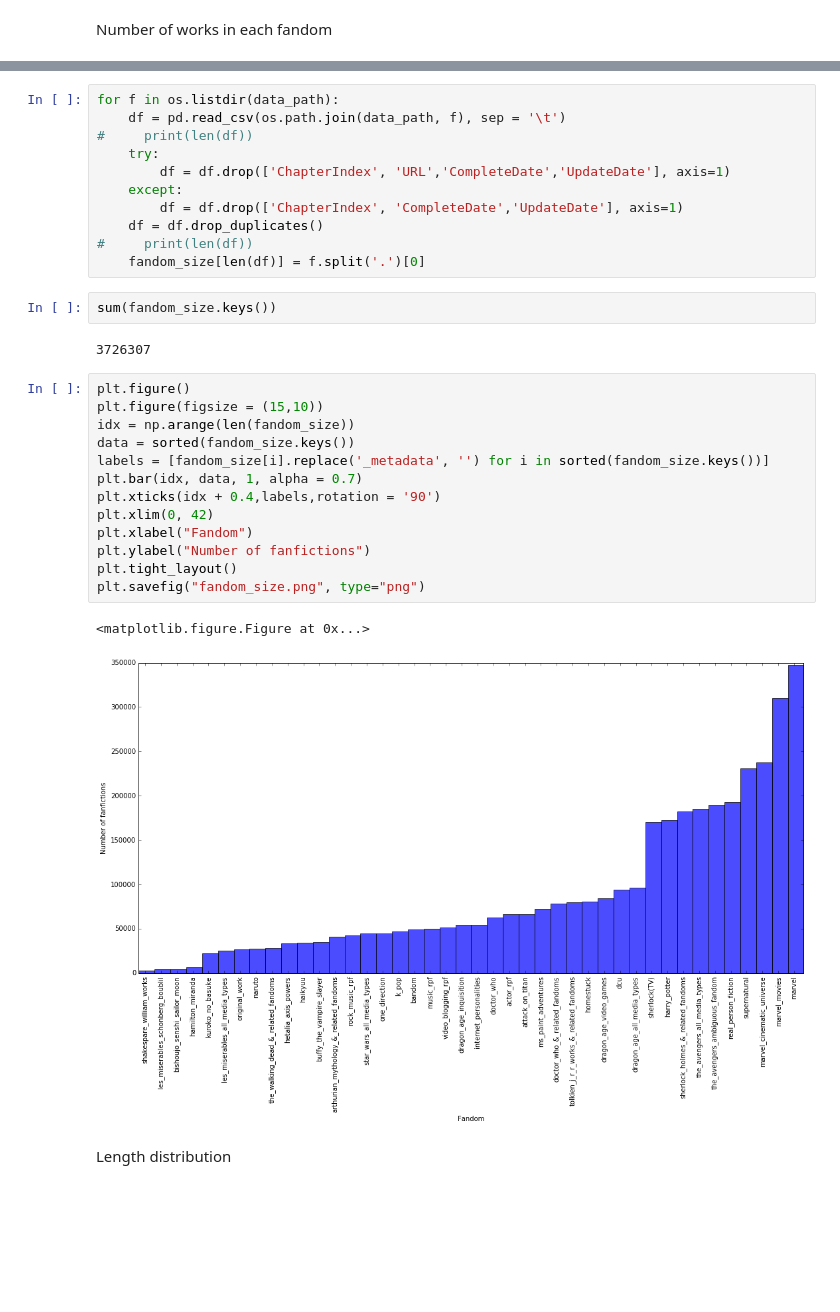
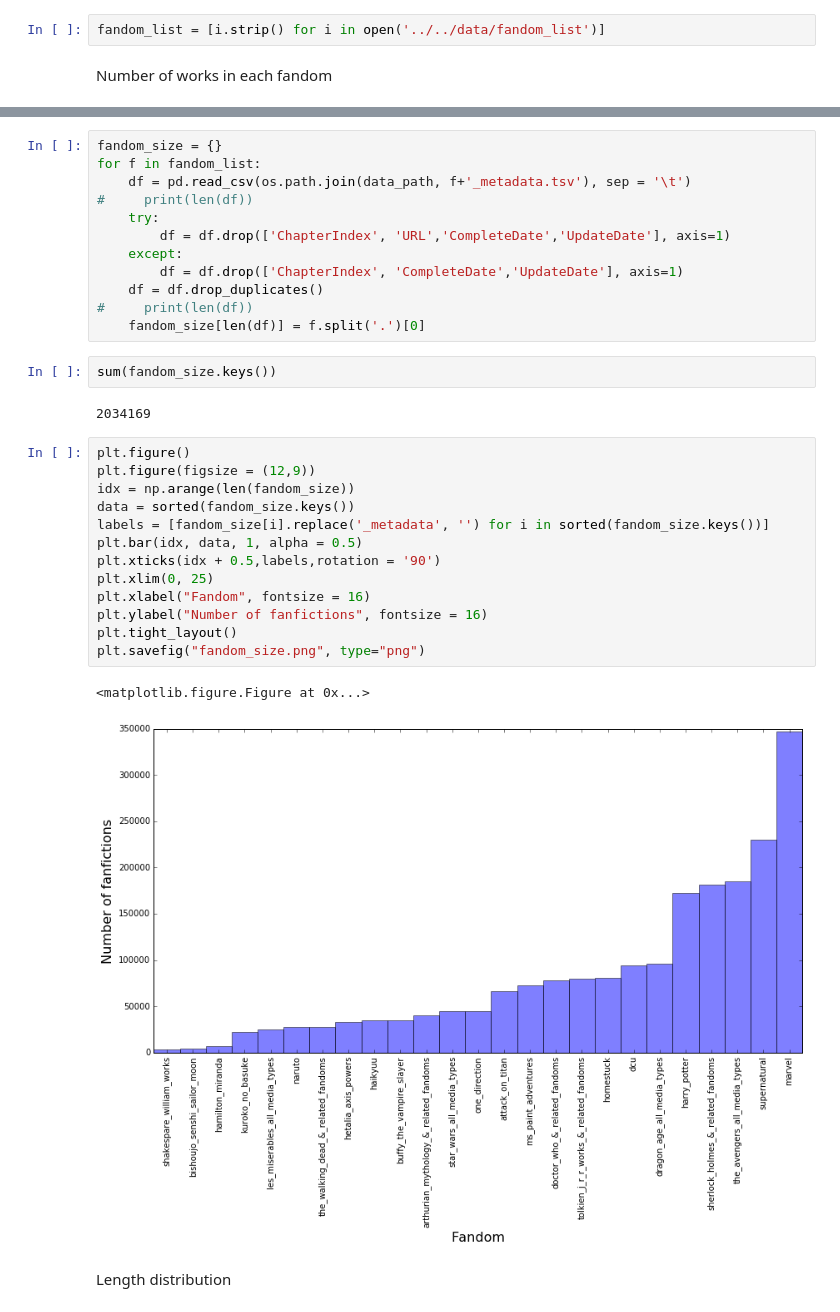
Before and after one commit to yzjing/ao3_old, a Jupyter notebook: exps/20170216_author_kudos/descriptive.ipynb, the cells around one changed output, grey strips where cells are left out. Cells and saved outputs as stored; diff of their text form; blank space fills up the shorter version.

```diff
--- a/exps/20170216_author_kudos/descriptive.ipynb
+++ b/exps/20170216_author_kudos/descriptive.ipynb
@@ -6,5 +6,7 @@ import matplotlib.pyplot as plt
 import numpy as np
 # %%
 data_path = '../../data/metadata/'
+# %%
+fandom_list = [i.strip() for i in open('../../data/fandom_list')]
 # %% [markdown]
 Number of works in each fandom
@@ -13,6 +20,7 @@ fandom_size = {}
 # %%
-for f in os.listdir(data_path):
-    df = pd.read_csv(os.path.join(data_path, f), sep = '\t')
+fandom_size = {}
+for f in fandom_list:
+    df = pd.read_csv(os.path.join(data_path, f+'_metadata.tsv'), sep = '\t')
 #     print(len(df))
     try:
         df = df.drop(['ChapterIndex', 'URL','CompleteDate','UpdateDate'], axis=1)
@@ -24,23 +32,23 @@ for f in os.listdir(data_path):
 # %%
 sum(fandom_size.keys())
 # %% [output]
-3726307
+2034169
 # %%
 plt.figure()
-plt.figure(figsize = (15,10))
+plt.figure(figsize = (12,9))
 idx = np.arange(len(fandom_size))
 data = sorted(fandom_size.keys())
 labels = [fandom_size[i].replace('_metadata', '') for i in sorted(fandom_size.keys())]
-plt.bar(idx, data, 1, alpha = 0.7)
-plt.xticks(idx + 0.4,labels,rotation = '90')
-plt.xlim(0, 42)
-plt.xlabel("Fandom")
-plt.ylabel("Number of fanfictions")
+plt.bar(idx, data, 1, alpha = 0.5)
+plt.xticks(idx + 0.5,labels,rotation = '90')
+plt.xlim(0, 25)
+plt.xlabel("Fandom", fontsize = 16)
+plt.ylabel("Number of fanfictions", fontsize = 16)
 plt.tight_layout()
 plt.savefig("fandom_size.png", type="png")
 # %% [output]
 <matplotlib.figure.Figure at 0x...>
-[figure, old version]
+[figure, new version]
 # %% [markdown]
 Length distribution
 # %%
```
Also changed, not shown: parts of 7 cells of this notebook, 7 other files.
